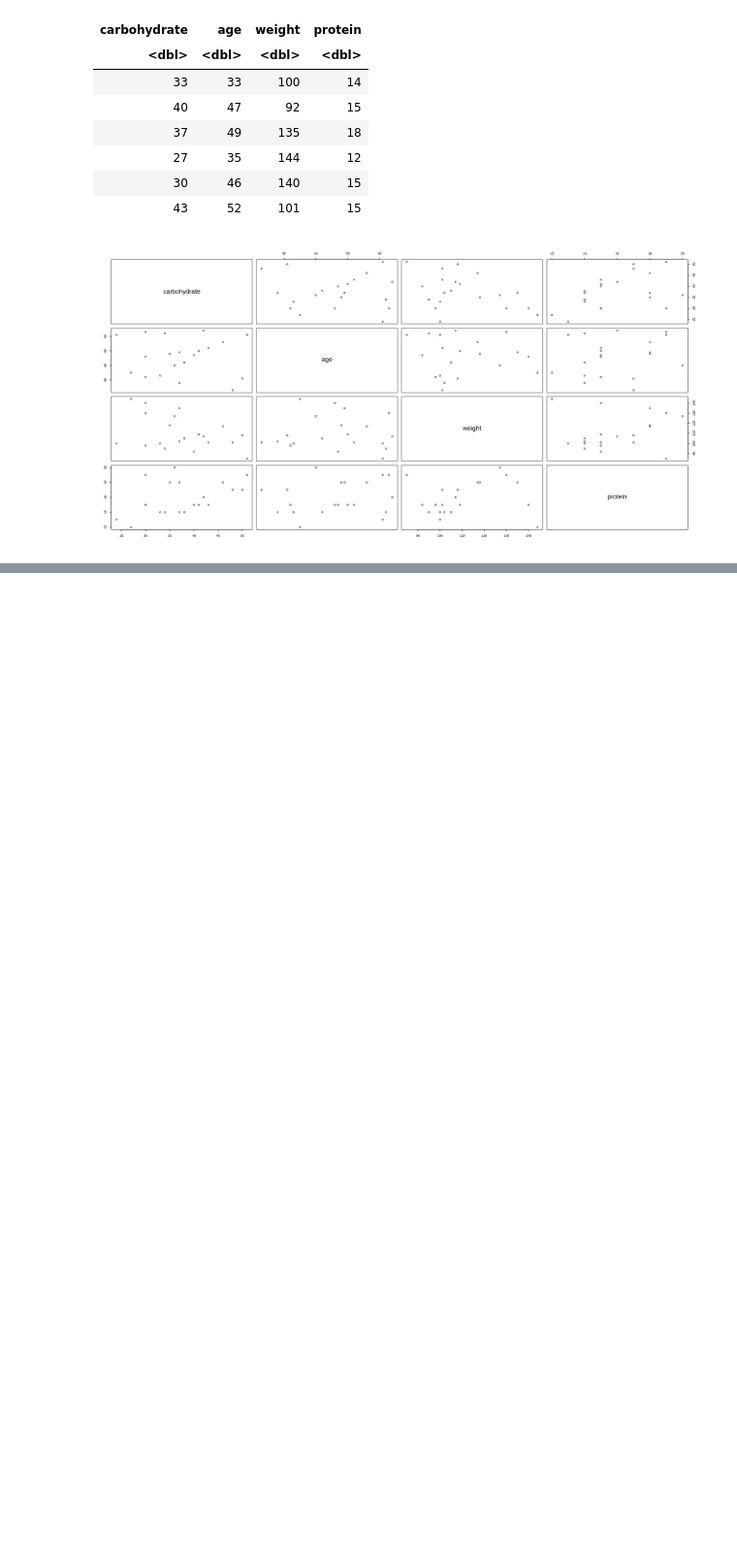
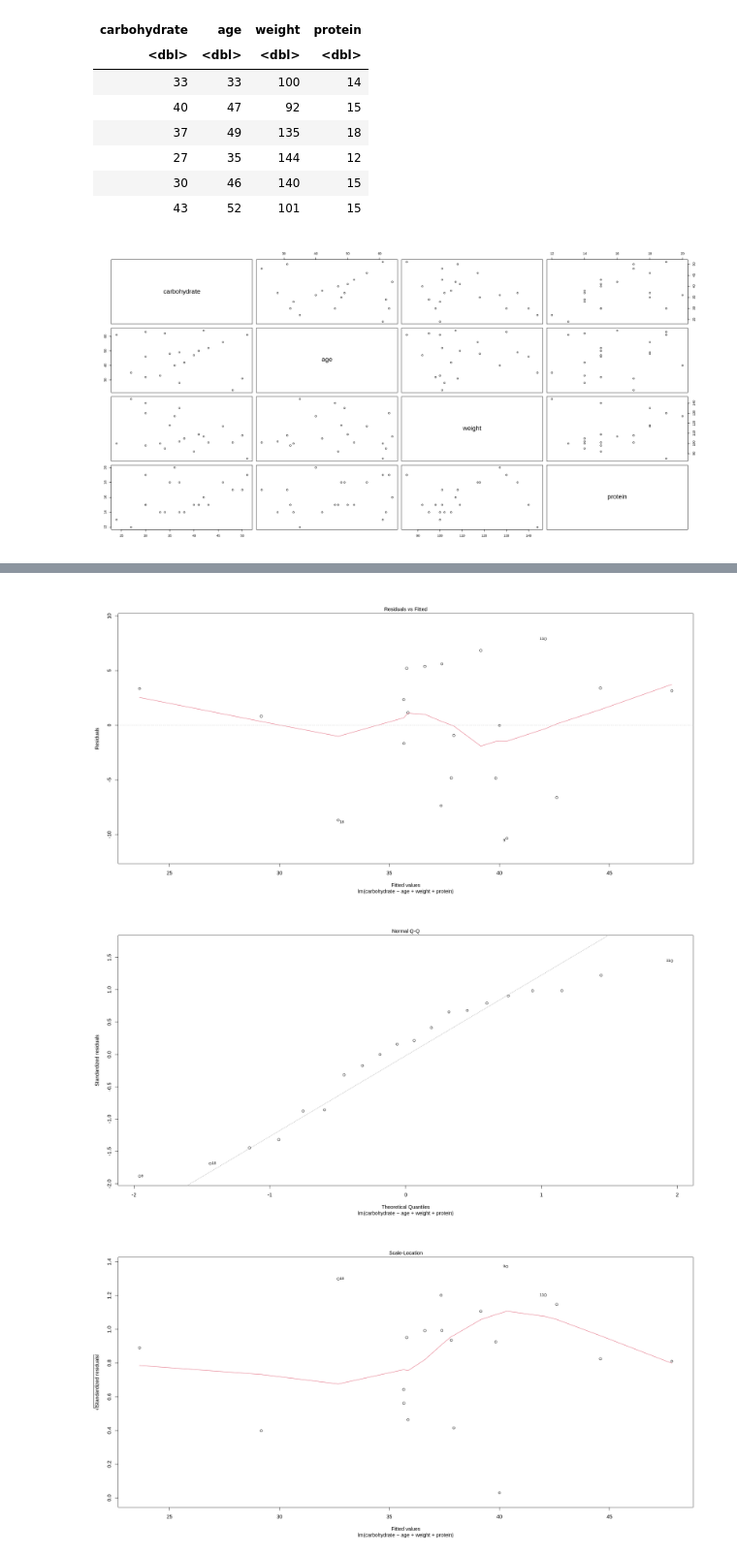
Before and after one commit to benjaminsw/Generalised_Linear_Models, a Jupyter notebook: R_carbohydrate.ipynb, the cells around one changed output, grey strips where cells are left out. Shown: that part at 97% size. Drawn from its saved outputs; the diff is of its cells as text; code cells hidden in the pictures; blank space fills up the shorter version.

```diff
--- a/R_carbohydrate.ipynb
+++ b/R_carbohydrate.ipynb
@@ -26,0 +173,4 @@ pairs(carb)
+# %%
+# Using lm:
+m1 <- lm(carbohydrate ~ age + weight+protein, data=carb)
+summary(m1)
@@ -26,0 +288,6 @@ pairs(carb)
+# %%
+plot(m1)
+# %% [output]
+[figure, added]
+[figure, added]
+[figure, added]
```
Also changed, not shown: parts of 37 cells of this notebook.
